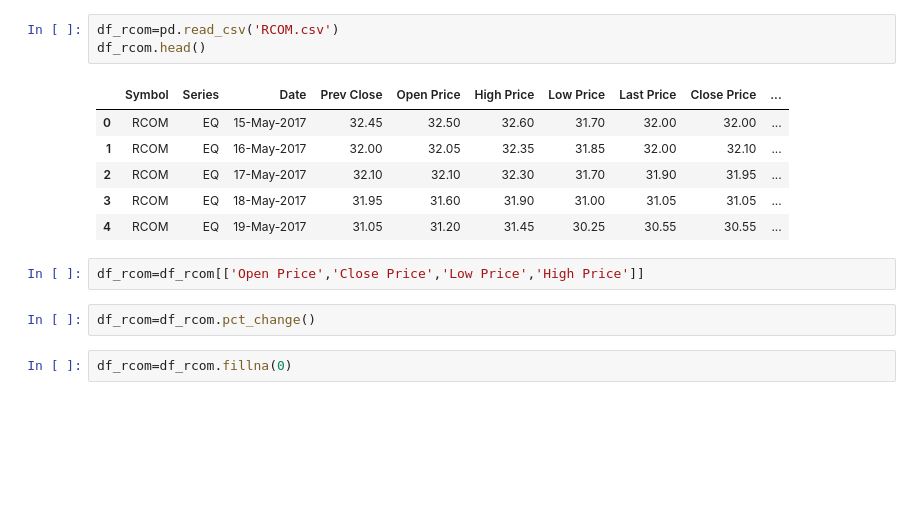
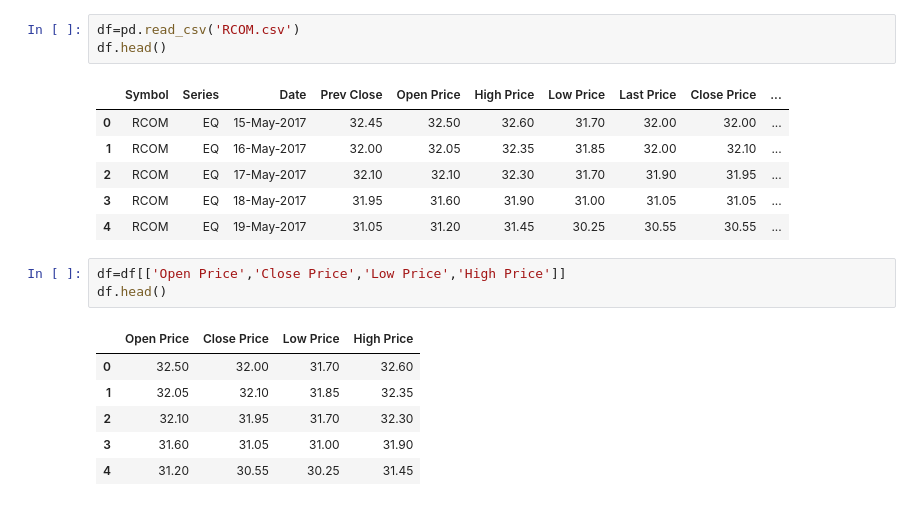
Before and after one commit to keyurparekh1111/Stock_data_prediction, a Jupyter notebook: Stock_trade_calls.ipynb, the cells around one changed output. Drawn from its saved outputs; the diff is of its cells as text; blank space fills up the shorter version.

```diff
--- a/Stock_trade_calls.ipynb
+++ b/Stock_trade_calls.ipynb
@@ -453,8 +447,8 @@ ACCURACY IS: 0.010309278350515464
 <h2>ALL THE MODELS HAVE THE SAME ACCURACY, AS THE AMOUNT OF DATA IS INSUFFICIENT</h2>
 <h2>EVEN AFTER CLASS BALANCING THE CLASS PREDICTED IS ALWAYS THE FIRST ONE AND THUS THIS MODEL SHOULD NOT BE USED </h2>
 # %%
-df_rcom=pd.read_csv('RCOM.csv')
-df_rcom.head()
+df=pd.read_csv('RCOM.csv')
+df.head()
 # %% [output]
 |  | Symbol | Series | Date | Prev Close | Open Price | High Price | Low Price | Last Price | Close Price | ... |
 | 0 | RCOM | EQ | 15-May-2017 | 32.45 | 32.50 | 32.60 | 31.70 | 32.00 | 32.00 | ... |
@@ -463,8 +457,12 @@ df_rcom.head()
 | 3 | RCOM | EQ | 18-May-2017 | 31.95 | 31.60 | 31.90 | 31.00 | 31.05 | 31.05 | ... |
 | 4 | RCOM | EQ | 19-May-2017 | 31.05 | 31.20 | 31.45 | 30.25 | 30.55 | 30.55 | ... |
 # %%
-df_rcom=df_rcom[['Open Price','Close Price','Low Price','High Price']]
+df=df[['Open Price','Close Price','Low Price','High Price']]
+df.head()
+# %% [output]
+|  | Open Price | Close Price | Low Price | High Price |
+| 0 | 32.50 | 32.00 | 31.70 | 32.60 |
+| 1 | 32.05 | 32.10 | 31.85 | 32.35 |
+| 2 | 32.10 | 31.95 | 31.70 | 32.30 |
+| 3 | 31.60 | 31.05 | 31.00 | 31.90 |
+| 4 | 31.20 | 30.55 | 30.25 | 31.45 |
-# %%
-df_rcom=df_rcom.pct_change()
-# %%
-df_rcom=df_rcom.fillna(0)
```
Also changed, not shown: parts of 22 cells of this notebook.
